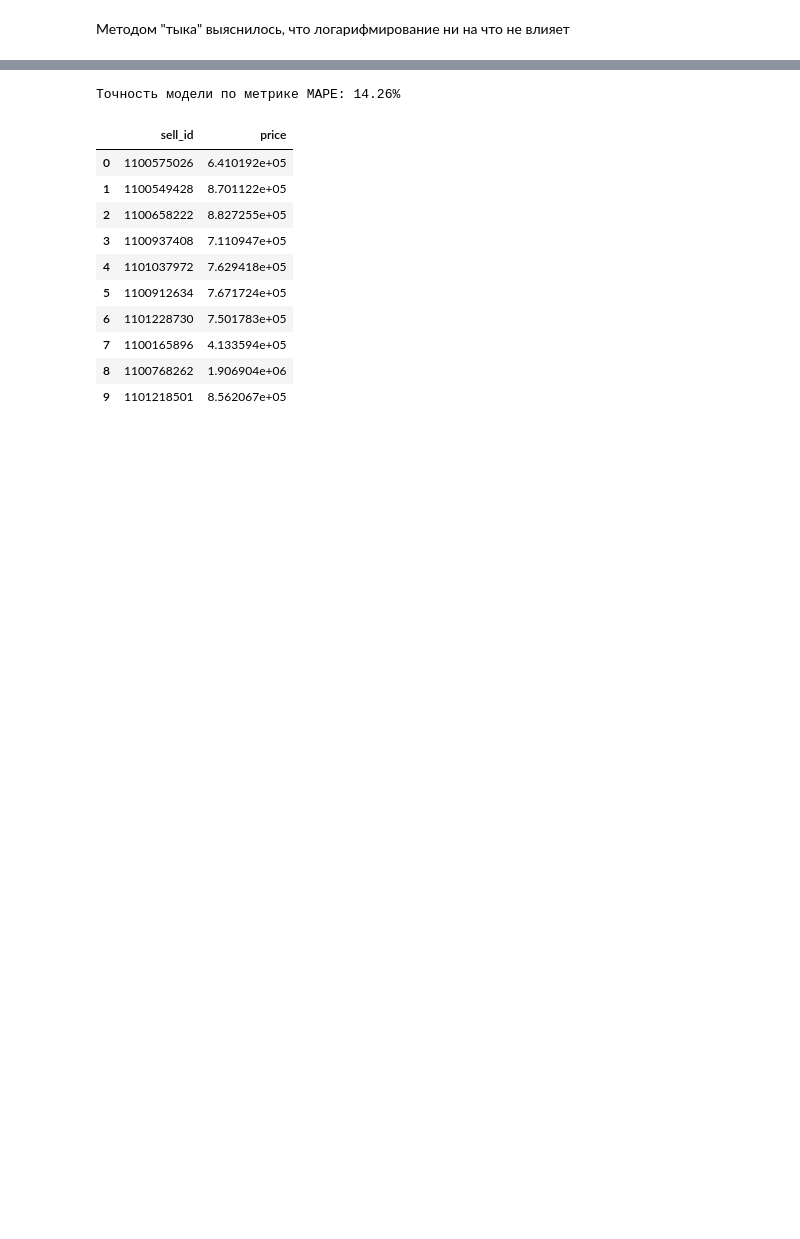
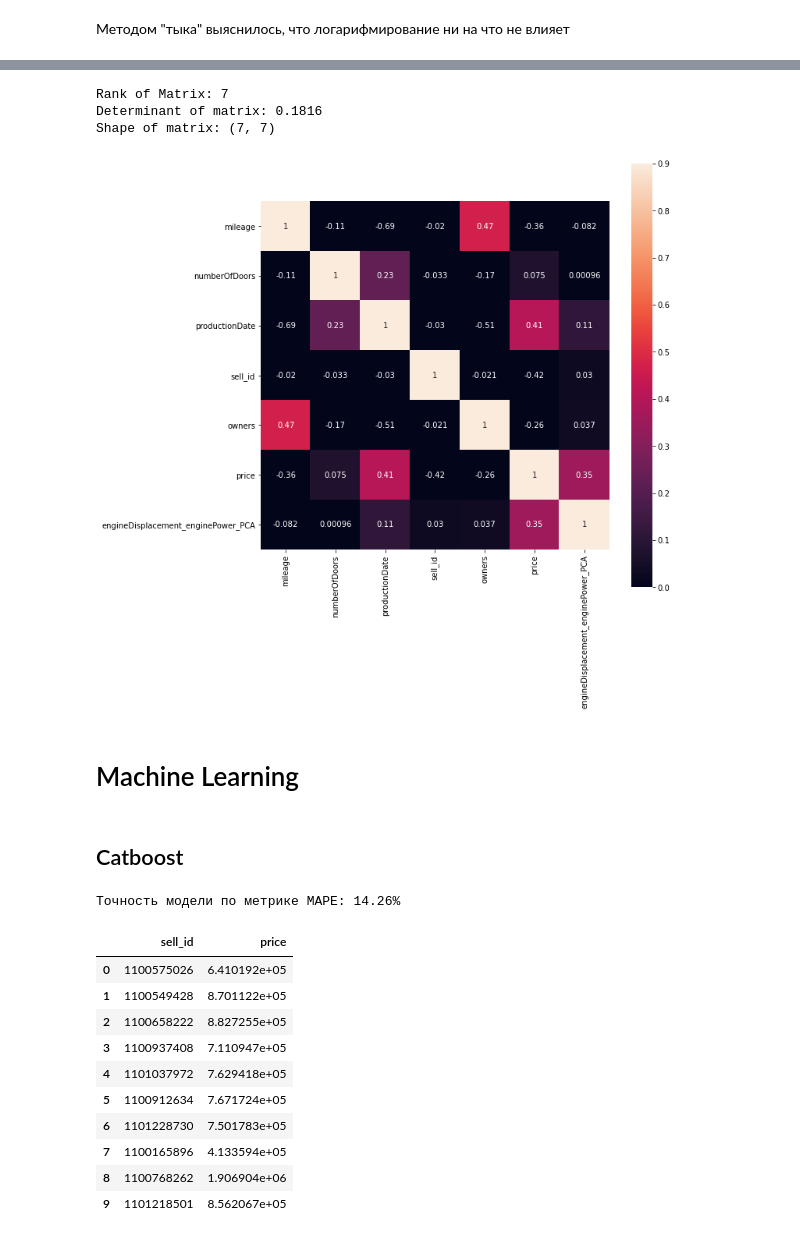
Before and after one commit to serfrol/SkillFactory, a Jupyter notebook: module_5/[SF-DST Car Price Prediction] EDA + ML.ipynb, the cells around one changed output, grey strips where cells are left out. Drawn from its saved outputs; the diff is of its cells as text; code cells hidden in the pictures; blank space fills up the shorter version.

```diff
--- a/module_5/[SF-DST Car Price Prediction] EDA + ML.ipynb
+++ b/module_5/[SF-DST Car Price Prediction] EDA + ML.ipynb
@@ -1276,3 +1387,14 @@ Bot: -3.429, Top: 3.058, Outliers: 5365
+# %%
+corr_matrix(df.drop(['train'], axis=1))
+# %% [output]
+Rank of Matrix: 7
+Determinant of matrix: 0.1816
+Shape of matrix: (7, 7)
+[figure, added]
+# %% [markdown]
+# Machine Learning
+# %% [markdown]
+## Catboost
 # %%
 temp_data = df.copy()
 # %%
```
Also changed, not shown: parts of 108 cells of this notebook, 14 other files.
